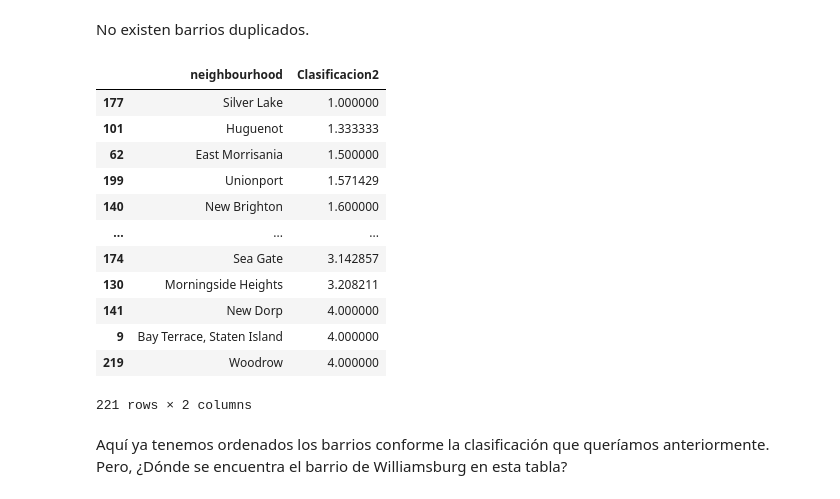
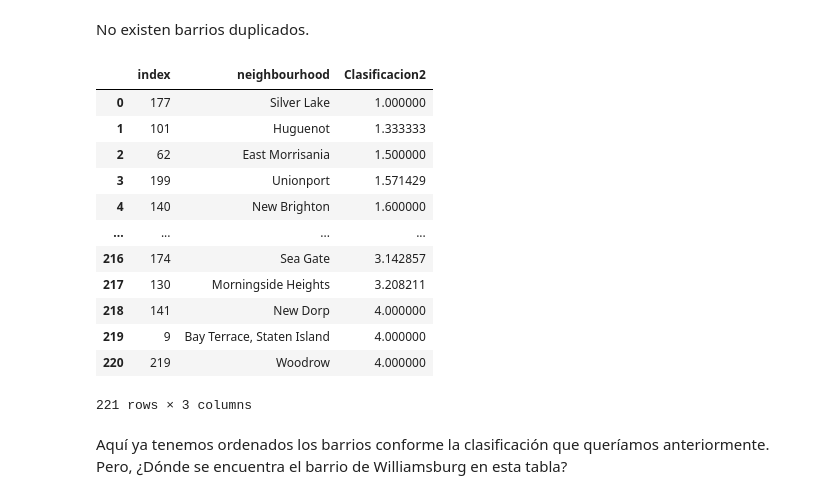
Before and after one commit to MartaAmoresCastillejo/LAB1, a Jupyter notebook: Lab1.ipynb, the cells around one changed output. Saved outputs shown, nothing was run; the diff lists cells and outputs as text; code cells hidden in the pictures.

```diff
--- a/Lab1.ipynb
+++ b/Lab1.ipynb
@@ -360,21 +360,21 @@ False
 No existen barrios duplicados.
 # %%
 datab = datab.sort_values("Clasificacion2")
-datab
+datab.reset_index()
 # %% [output]
-|  | neighbourhood | Clasificacion2 |
-| 177 | Silver Lake | 1.000000 |
-| 101 | Huguenot | 1.333333 |
-| 62 | East Morrisania | 1.500000 |
-| 199 | Unionport | 1.571429 |
-| 140 | New Brighton | 1.600000 |
-| ... | ... | ... |
-| 174 | Sea Gate | 3.142857 |
-| 130 | Morningside Heights | 3.208211 |
-| 141 | New Dorp | 4.000000 |
-| 9 | Bay Terrace, Staten Island | 4.000000 |
-| 219 | Woodrow | 4.000000 |
+|  | index | neighbourhood | Clasificacion2 |
+| 0 | 177 | Silver Lake | 1.000000 |
+| 1 | 101 | Huguenot | 1.333333 |
+| 2 | 62 | East Morrisania | 1.500000 |
+| 3 | 199 | Unionport | 1.571429 |
+| 4 | 140 | New Brighton | 1.600000 |
+| ... | ... | ... | ... |
+| 216 | 174 | Sea Gate | 3.142857 |
+| 217 | 130 | Morningside Heights | 3.208211 |
+| 218 | 141 | New Dorp | 4.000000 |
+| 219 | 9 | Bay Terrace, Staten Island | 4.000000 |
+| 220 | 219 | Woodrow | 4.000000 |
-221 rows × 2 columns
+221 rows × 3 columns
 # %% [markdown]
 Aquí ya tenemos ordenados los barrios conforme la clasificación que queríamos anteriormente. Pero, ¿Dónde se encuentra el barrio de Williamsburg en esta tabla?
 # %%
```
Also changed, not shown: parts of 9 cells of this notebook.
